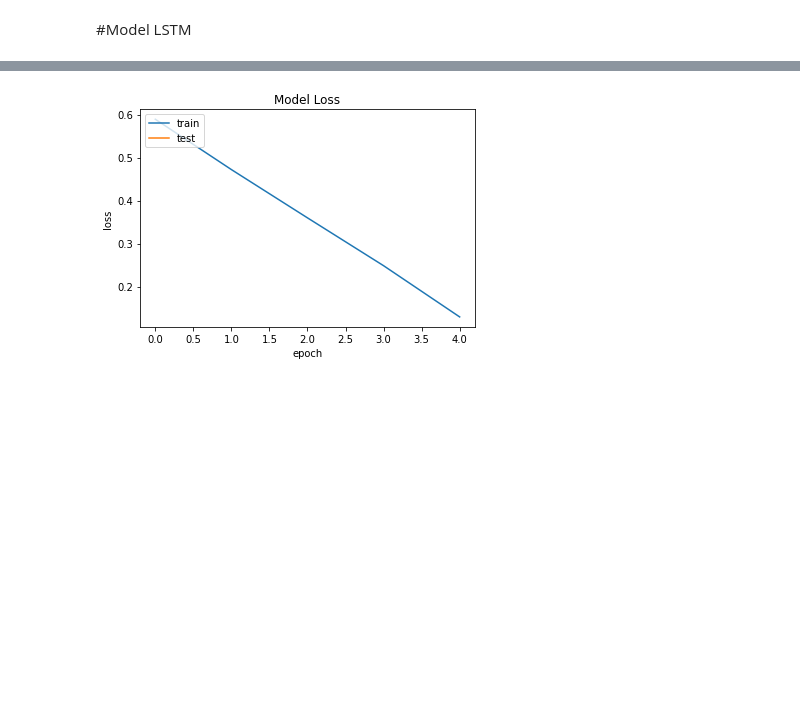
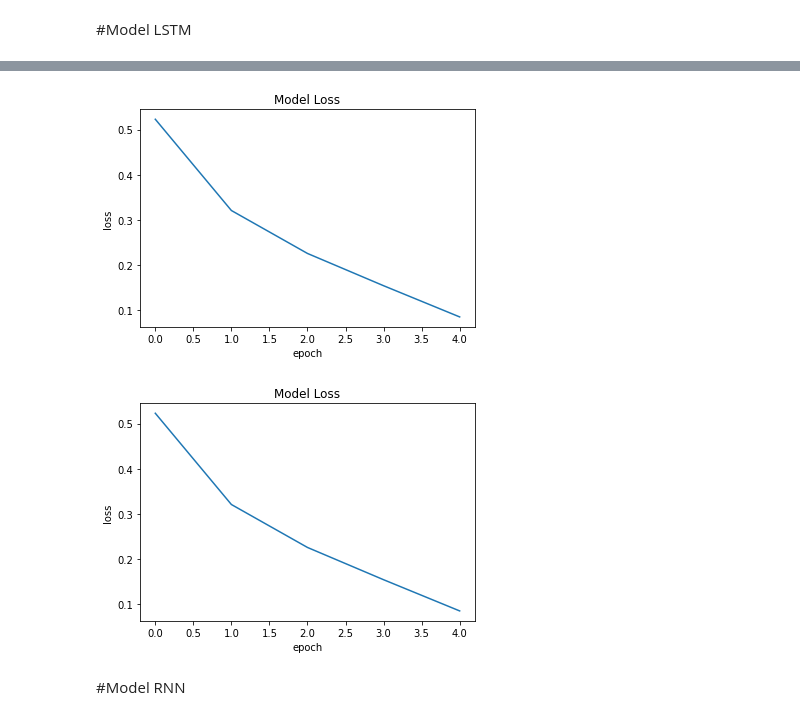
Before and after one commit to djrl10/SKRIPSI, a Jupyter notebook: LSTM_SDP.ipynb, the cells around one changed output, grey strips where cells are left out. Saved outputs shown, nothing was run; the diff lists cells and outputs as text; code cells hidden in the pictures; blank space fills up the shorter version.

```diff
--- a/LSTM_SDP.ipynb
+++ b/LSTM_SDP.ipynb
@@ -379,9 +348,12 @@ Non-trainable params: 0
 _________________________________________________________________
 # %%
 # model fit
-history = model.fit(padded_train, label_trains['Tokencamel-1_4'], epochs=5,
-                    validation_data=(padded_test, label_tests['Tokencamel-1_4']), verbose=2,
+results = dict()
+for key in datasets.keys():
+  history = model.fit(padded_trains[key], label_trains[key], epochs=5,
+                    steps_per_epoch = 30, validation_data=(padded_tests[key], label_tests[key]), verbose=2,
                     validation_steps=30)
+  results.update({key:history})
 # %% [output]
 Epoch 1/5
 WARNING:tensorflow:Your input ran out of data; interrupting training. Make sure that your dataset or generator can generate at least `steps_per_epoch * epochs` batches (in this case, 30 batches). You  ...
@@ -397,10 +375,9 @@ Epoch 5/5
 # %%
-import matplotlib.pyplot as plt
-plt.plot(history.history['accuracy'])
-plt.plot(history.history['val_accuracy'])
-plt.title('Model Accuracy')
-plt.ylabel('accuracy')
-plt.xlabel('epoch')
-plt.legend(['train', 'test'], loc='upper left')
-plt.show()
+for key in datasets.keys():
+  plt.plot(history.history['accuracy'])
+  plt.plot(history.history['val_accuracy'])
+  plt.title('Model Accuracy')
+  plt.ylabel('accuracy')
+  plt.xlabel('epoch')
+  plt.show()
 # %% [output]
@@ -408,11 +386,14 @@ plt.show()
 # %%
 # plot of loss
-plt.plot(history.history['loss'])
-plt.plot(history.history['val_loss'])
-plt.title('Model Loss')
-plt.ylabel('loss')
-plt.xlabel('epoch')
-plt.legend(['train', 'test'], loc='upper left')
-plt.show()
+for key in datasets.keys():
+  plt.plot(history.history['loss'])
+  plt.plot(history.history['val_loss'])
+  plt.title('Model Loss')
+  plt.ylabel('loss')
+  plt.xlabel('epoch')
+  plt.show()
 # %% [output]
-[figure, old version]
+[figure, new version]
+[figure, added]
+# %% [markdown]
+#Model RNN
```
Also changed, not shown: parts of 13 cells of this notebook.
